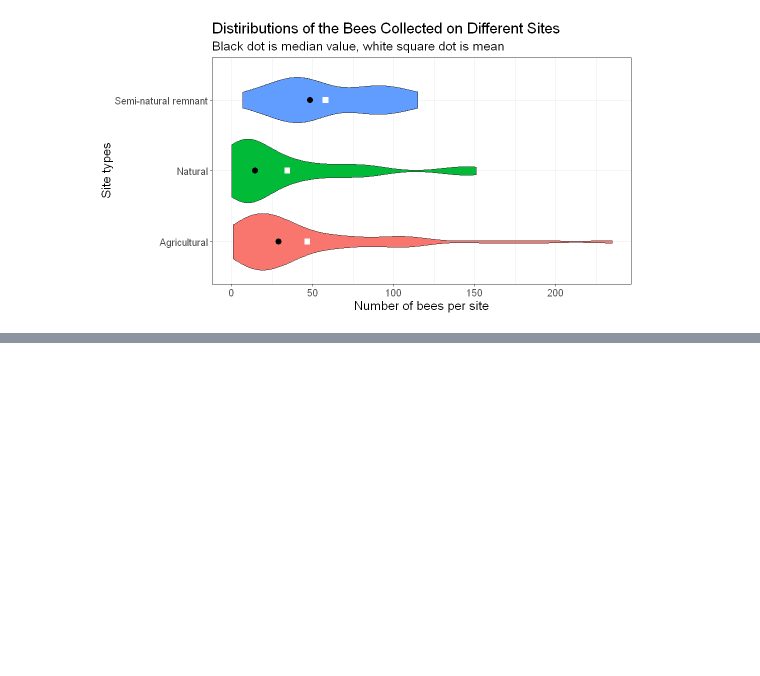
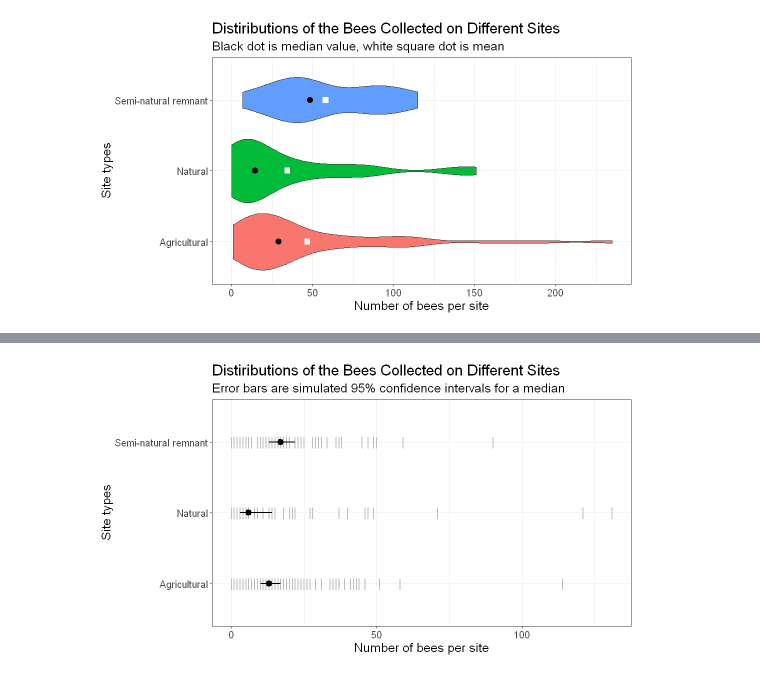
Before and after one commit to UBC-MDS/DSCI_522_Bee_Count_Comparison_Group_26, a Jupyter notebook: src/R_EDA_bee_for_Milestone1.ipynb, the cells around one changed output, grey strips where cells are left out. Drawn from its saved outputs; the diff is of its cells as text; code cells hidden in the pictures; blank space fills up the shorter version.

```diff
--- a/src/R_EDA_bee_for_Milestone1.ipynb
+++ b/src/R_EDA_bee_for_Milestone1.ipynb
@@ -131,0 +153,10 @@ bee_df_plot
+# %%
+# download and simplify the bee dataset
+
+bee_df_date <- bees |>
+    group_by(sample_date, site_type, site_id) |>
+    summarise(bees_per_site = sum(no_of_bees)) |>
+    arrange(sample_date)
+
+
+bee_df_date
@@ -131,0 +184,34 @@ bee_df_plot
+# %%
+# Distiributions of the bees collected on different sites (Violin Plot with Mean)
+
+median_cl_boot <- function(x, conf = 0.95) {
+    lconf <- (1 - conf)/2
+    uconf <- 1 - lconf
+    require(boot)
+    bmedian <- function(x, ind) median(x[ind])
+    bt <- boot(x, bmedian, 1000)
+    bb <- boot.ci(bt, type = "perc")
+    data.frame(y = median(x), ymin = quantile(bt$t, lconf), ymax = quantile(bt$t,
+        uconf))
+}
+
+options(repr.plot.width=9, repr.plot.height=5)
+
+bee_df_plot <- ggplot(bee_df_date) +
+    aes(y = site_type,
+        x = bees_per_site) +
+    geom_point(shape = '|', color='grey', size=5) +
+    geom_pointrange(stat = 'summary', fun.data = median_cl_boot, size = 0.7) +
+    labs(x = "Number of bees per site",
+         y = "Site types",
+         fill = "Site types",
+         title = "Distiributions of the Bees Collected on Different Sites",
+         subtitle = "Error bars are simulated 95% confidence intervals for a median"
+         ) +
+    guides(fill = "none") +
+    theme_bw() +
+    theme(text =  element_text(size = 15))
+
+bee_df_plot
+# %% [output]
+[figure, added]
```
Also changed, not shown: parts of 5 cells of this notebook.
